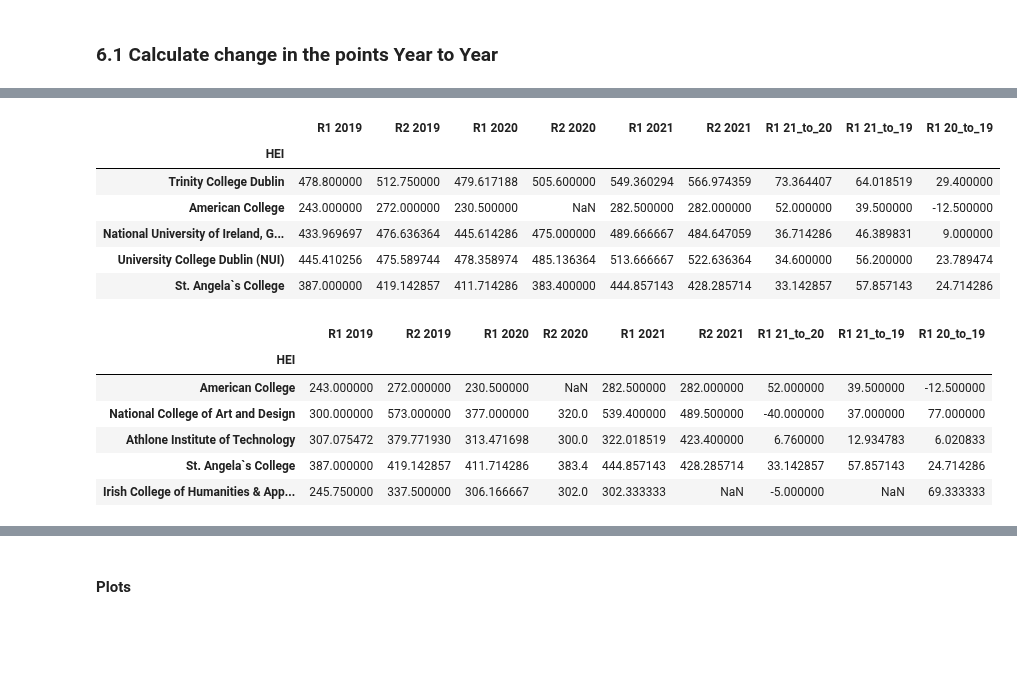
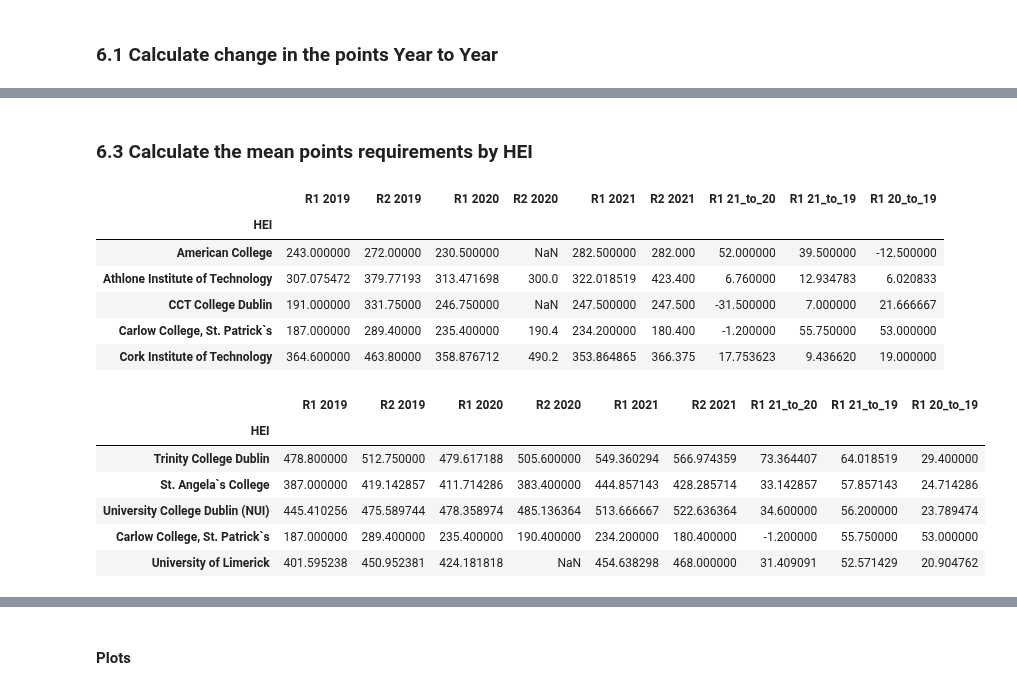
Before and after one commit to przemekbil/FoDA_2021, a Jupyter notebook: cao.ipynb, the cells around one changed output, grey strips where cells are left out. Saved outputs shown, nothing was run; the diff lists cells and outputs as text; code cells hidden in the pictures; blank space fills up the shorter version.

```diff
--- a/cao.ipynb
+++ b/cao.ipynb
@@ -1367,26 +1362,32 @@ allcourses[allcourses['R1 21_to_19'] == allcourses['R1 21_to_19'].min()]
+# %% [markdown]
+### 6.3 Calculate the mean points requirements by HEI
 # %%
 # https://www.kite.com/python/answers/how-to-group-a-pandas-dataframe-by-a-column-and-compute-the-mean-of-each-group-in-python
-mean_by_hei = allcourses.groupby('HEI').mean().sort_values(by='R1 21_to_20', ascending=False)
+mean_by_hei = allcourses.groupby('HEI').mean()
 mean_by_hei.head()
 # %% [output]
 |  | R1 2019 | R2 2019 | R1 2020 | R2 2020 | R1 2021 | R2 2021 | R1 21_to_20 | R1 21_to_19 | R1 20_to_19 |
 | HEI |  |  |  |  |  |  |  |  |  |
-| Trinity College Dublin | 478.800000 | 512.750000 | 479.617188 | 505.600000 | 549.360294 | 566.974359 | 73.364407 | 64.018519 | 29.400000 |
-| American College | 243.000000 | 272.000000 | 230.500000 | NaN | 282.500000 | 282.000000 | 52.000000 | 39.500000 | -12.500000 |
-| National University of Ireland, G... | 433.969697 | 476.636364 | 445.614286 | 475.000000 | 489.666667 | 484.647059 | 36.714286 | 46.389831 | 9.000000 |
-| University College Dublin (NUI) | 445.410256 | 475.589744 | 478.358974 | 485.136364 | 513.666667 | 522.636364 | 34.600000 | 56.200000 | 23.789474 |
-| St. Angela`s College | 387.000000 | 419.142857 | 411.714286 | 383.400000 | 444.857143 | 428.285714 | 33.142857 | 57.857143 | 24.714286 |
+| American College | 243.000000 | 272.00000 | 230.500000 | NaN | 282.500000 | 282.000 | 52.000000 | 39.500000 | -12.500000 |
+| Athlone Institute of Technology | 307.075472 | 379.77193 | 313.471698 | 300.0 | 322.018519 | 423.400 | 6.760000 | 12.934783 | 6.020833 |
+| CCT College Dublin | 191.000000 | 331.75000 | 246.750000 | NaN | 247.500000 | 247.500 | -31.500000 | 7.000000 | 21.666667 |
+| Carlow College, St. Patrick`s | 187.000000 | 289.40000 | 235.400000 | 190.4 | 234.200000 | 180.400 | -1.200000 | 55.750000 | 53.000000 |
+| Cork Institute of Technology | 364.600000 | 463.80000 | 358.876712 | 490.2 | 353.864865 | 366.375 | 17.753623 | 9.436620 | 19.000000 |
 # %%
+# Create a new Dataframe by joining mean points requirements for HEI with HEI DF
 hei_summary = hei.set_index('HEI').join(mean_by_hei[['R1 2019', 'R2 2019', 'R1 2020', 'R2 2020', 'R1 2021', 'R2 2021', 'R1 21_to_20', 'R1 21_to_19', 'R1 20_to_19']])
+
+# Sort Institution by the largest increase in points requirements from 2019 to 2020
+hei_summary.sort_values(by='R1 21_to_19', ascending=False, inplace=True)
 hei_summary.head()
 # %% [output]
 |  | R1 2019 | R2 2019 | R1 2020 | R2 2020 | R1 2021 | R2 2021 | R1 21_to_20 | R1 21_to_19 | R1 20_to_19 |
 | HEI |  |  |  |  |  |  |  |  |  |
-| American College | 243.000000 | 272.000000 | 230.500000 | NaN | 282.500000 | 282.000000 | 52.000000 | 39.500000 | -12.500000 |
-| National College of Art and Design | 300.000000 | 573.000000 | 377.000000 | 320.0 | 539.400000 | 489.500000 | -40.000000 | 37.000000 | 77.000000 |
-| Athlone Institute of Technology | 307.075472 | 379.771930 | 313.471698 | 300.0 | 322.018519 | 423.400000 | 6.760000 | 12.934783 | 6.020833 |
-| St. Angela`s College | 387.000000 | 419.142857 | 411.714286 | 383.4 | 444.857143 | 428.285714 | 33.142857 | 57.857143 | 24.714286 |
-| Irish College of Humanities & App... | 245.750000 | 337.500000 | 306.166667 | 302.0 | 302.333333 | NaN | -5.000000 | NaN | 69.333333 |
+| Trinity College Dublin | 478.800000 | 512.750000 | 479.617188 | 505.600000 | 549.360294 | 566.974359 | 73.364407 | 64.018519 | 29.400000 |
+| St. Angela`s College | 387.000000 | 419.142857 | 411.714286 | 383.400000 | 444.857143 | 428.285714 | 33.142857 | 57.857143 | 24.714286 |
+| University College Dublin (NUI) | 445.410256 | 475.589744 | 478.358974 | 485.136364 | 513.666667 | 522.636364 | 34.600000 | 56.200000 | 23.789474 |
+| Carlow College, St. Patrick`s | 187.000000 | 289.400000 | 235.400000 | 190.400000 | 234.200000 | 180.400000 | -1.200000 | 55.750000 | 53.000000 |
+| University of Limerick | 401.595238 | 450.952381 | 424.181818 | NaN | 454.638298 | 468.000000 | 31.409091 | 52.571429 | 20.904762 |
 # %%
 # Change column names to mean
 hei_summary.columns =['R1 2019 mean', 'R2 2019 mean', 'R1 2020 mean', 'R2 2020 mean', 'R1 2021 mean', 'R2 2021 mean','R1 21_to_20 mean', 'R1 21_to_19 mean', 'R1 20_to_19 mean']
```
Also changed, not shown: parts of 14 cells of this notebook, 9 other files.
